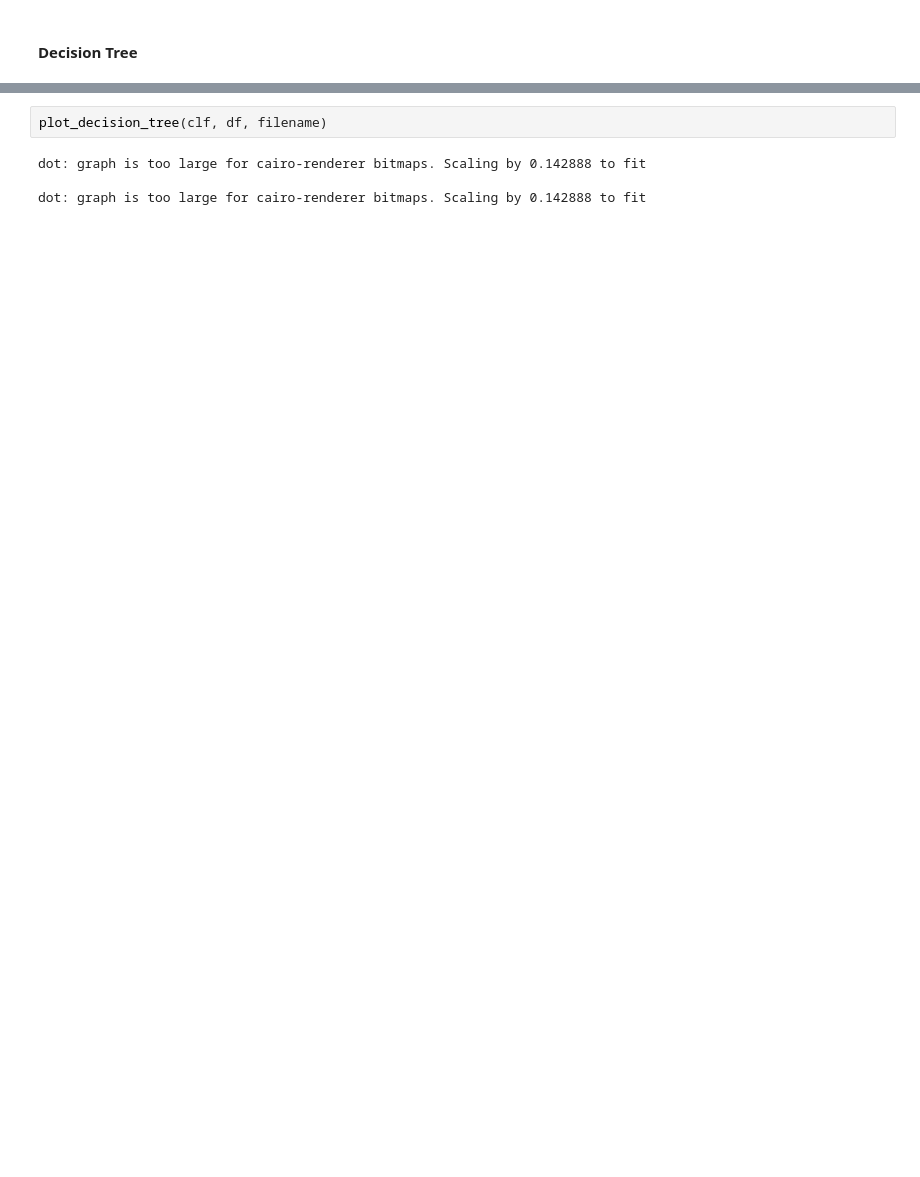
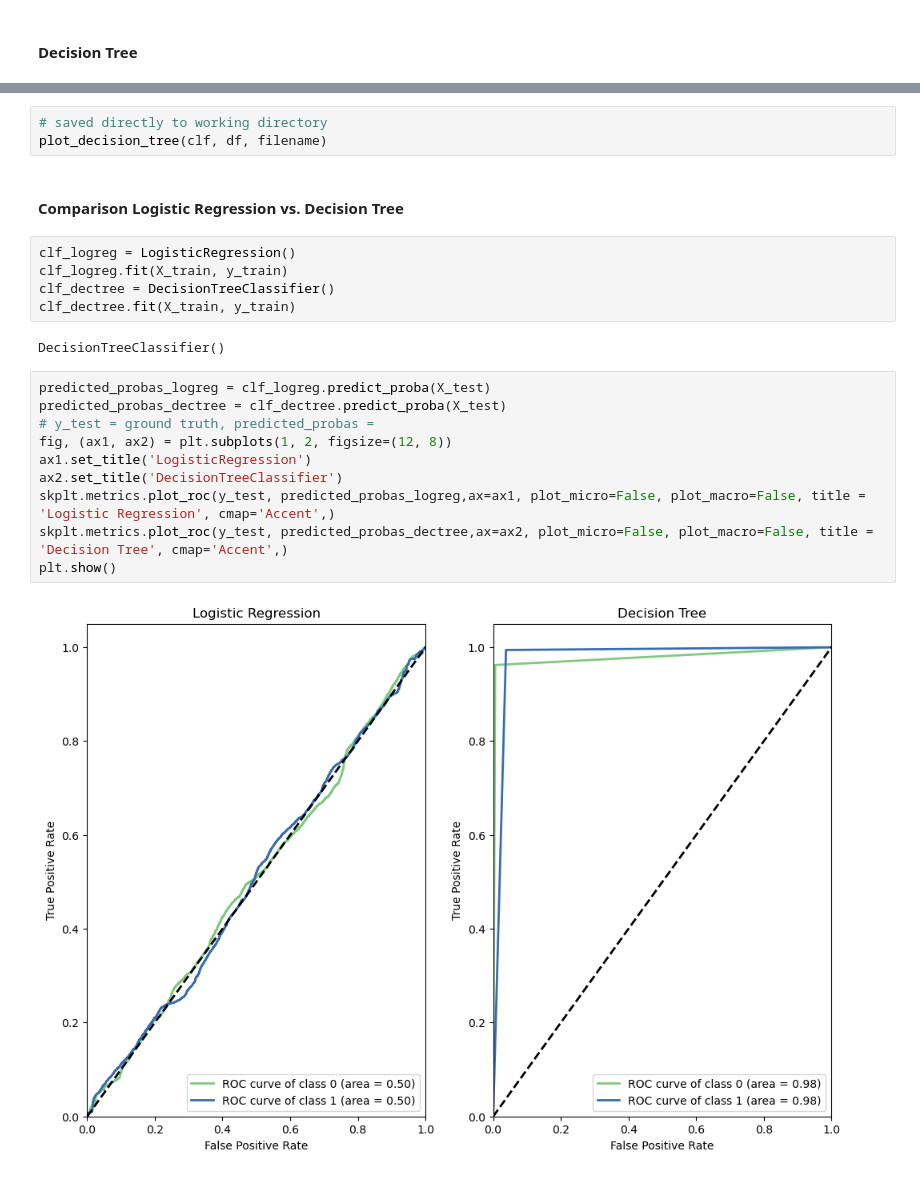
Before and after one commit to julie-vienne/faulty_buildy, a Jupyter notebook: main_analysis.ipynb, the cells around one changed output, grey strips where cells are left out. Drawn from its saved outputs; the diff is of its cells as text; blank space fills up the shorter version.

```diff
--- a/main_analysis.ipynb
+++ b/main_analysis.ipynb
@@ -170,6 +182,24 @@ Test accuracy of logistic regression on train dataset: 0.9999853027630805
-# %%
-plot_decision_tree(clf, df, filename)
-# %% [output]
-dot: graph is too large for cairo-renderer bitmaps. Scaling by 0.142888 to fit
-
-dot: graph is too large for cairo-renderer bitmaps. Scaling by 0.142888 to fit
+# %%
+# saved directly to working directory
+plot_decision_tree(clf, df, filename)
+# %% [markdown]
+#### Comparison Logistic Regression vs. Decision Tree
+# %%
+clf_logreg = LogisticRegression()
+clf_logreg.fit(X_train, y_train)
+clf_dectree = DecisionTreeClassifier()
+clf_dectree.fit(X_train, y_train)
+# %% [output]
+DecisionTreeClassifier()
+# %%
+predicted_probas_logreg = clf_logreg.predict_proba(X_test)
+predicted_probas_dectree = clf_dectree.predict_proba(X_test)
+# y_test = ground truth, predicted_probas =
+fig, (ax1, ax2) = plt.subplots(1, 2, figsize=(12, 8))
+ax1.set_title('LogisticRegression')
+ax2.set_title('DecisionTreeClassifier')
+skplt.metrics.plot_roc(y_test, predicted_probas_logreg,ax=ax1, plot_micro=False, plot_macro=False, title = 'Logistic Regression', cmap='Accent',)
+skplt.metrics.plot_roc(y_test, predicted_probas_dectree,ax=ax2, plot_micro=False, plot_macro=False, title = 'Decision Tree', cmap='Accent',)
+plt.show()
+# %% [output]
+[figure, added]
```
Also changed, not shown: parts of 4 cells of this notebook.
